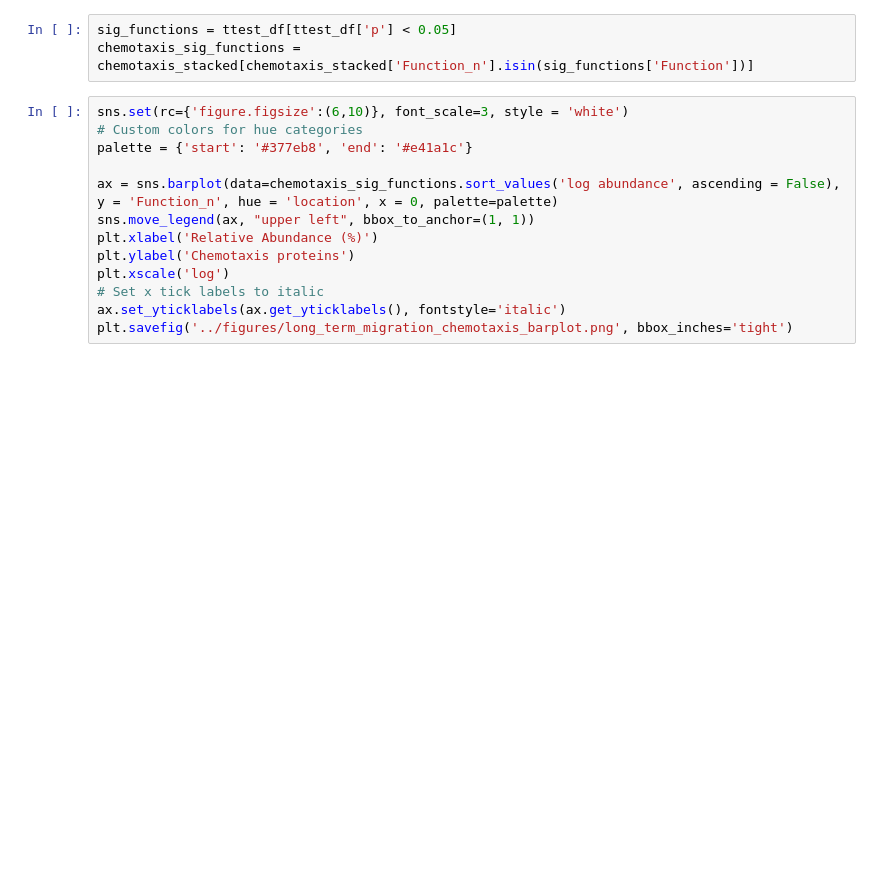
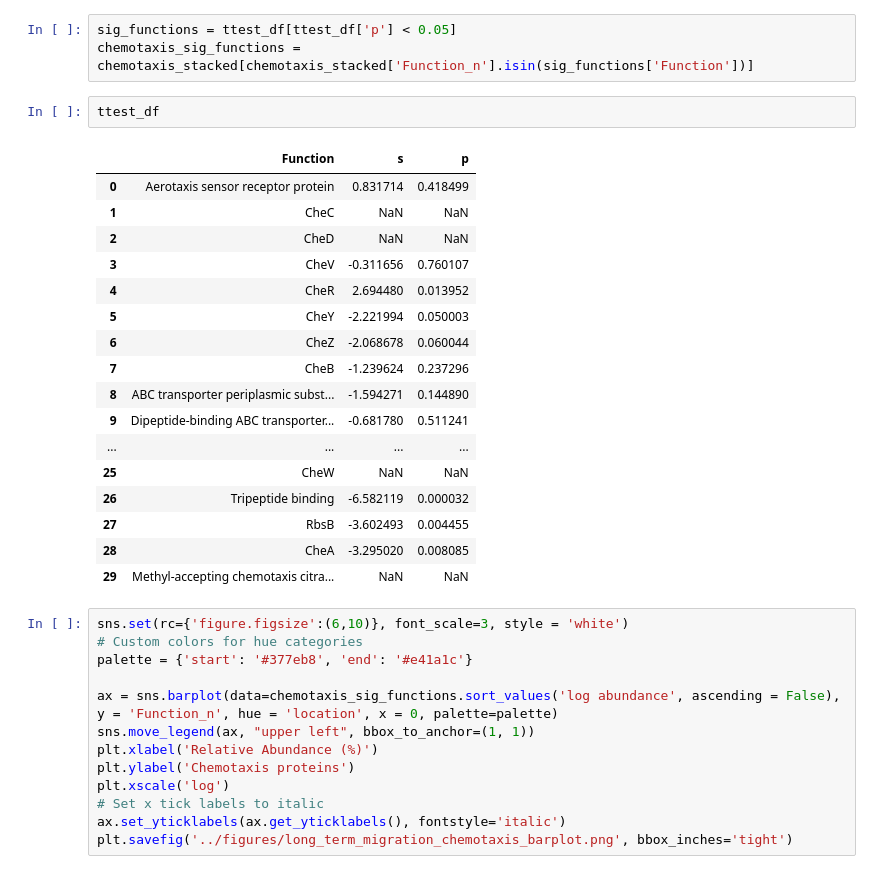
Before and after one commit to susiegriggo/Comigration_TubeExperiment_Analysis, a Jupyter notebook: code/chemotaxis.ipynb, the cells around one changed output. Saved outputs shown, nothing was run; the diff lists cells and outputs as text; blank space fills up the shorter version.

```diff
--- a/code/chemotaxis.ipynb
+++ b/code/chemotaxis.ipynb
@@ -87,6 +87,26 @@ ttest_df = pd.DataFrame.from_dict({"Function": chemotaxis.index, 's': sig, 'p':
 # %%
 sig_functions = ttest_df[ttest_df['p'] < 0.05]
 chemotaxis_sig_functions = chemotaxis_stacked[chemotaxis_stacked['Function_n'].isin(sig_functions['Function'])]
+# %%
+ttest_df
+# %% [output]
+|  | Function | s | p |
+| 0 | Aerotaxis sensor receptor protein | 0.831714 | 0.418499 |
+| 1 | CheC | NaN | NaN |
+| 2 | CheD | NaN | NaN |
+| 3 | CheV | -0.311656 | 0.760107 |
+| 4 | CheR | 2.694480 | 0.013952 |
+| 5 | CheY | -2.221994 | 0.050003 |
+| 6 | CheZ | -2.068678 | 0.060044 |
+| 7 | CheB | -1.239624 | 0.237296 |
+| 8 | ABC transporter periplasmic subst... | -1.594271 | 0.144890 |
+| 9 | Dipeptide-binding ABC transporter... | -0.681780 | 0.511241 |
+| ... | ... | ... | ... |
+| 25 | CheW | NaN | NaN |
+| 26 | Tripeptide binding | -6.582119 | 0.000032 |
+| 27 | RbsB | -3.602493 | 0.004455 |
+| 28 | CheA | -3.295020 | 0.008085 |
+| 29 | Methyl-accepting chemotaxis citra... | NaN | NaN |
 # %%
 sns.set(rc={'figure.figsize':(6,10)}, font_scale=3, style = 'white')
 # Custom colors for hue categories
```
